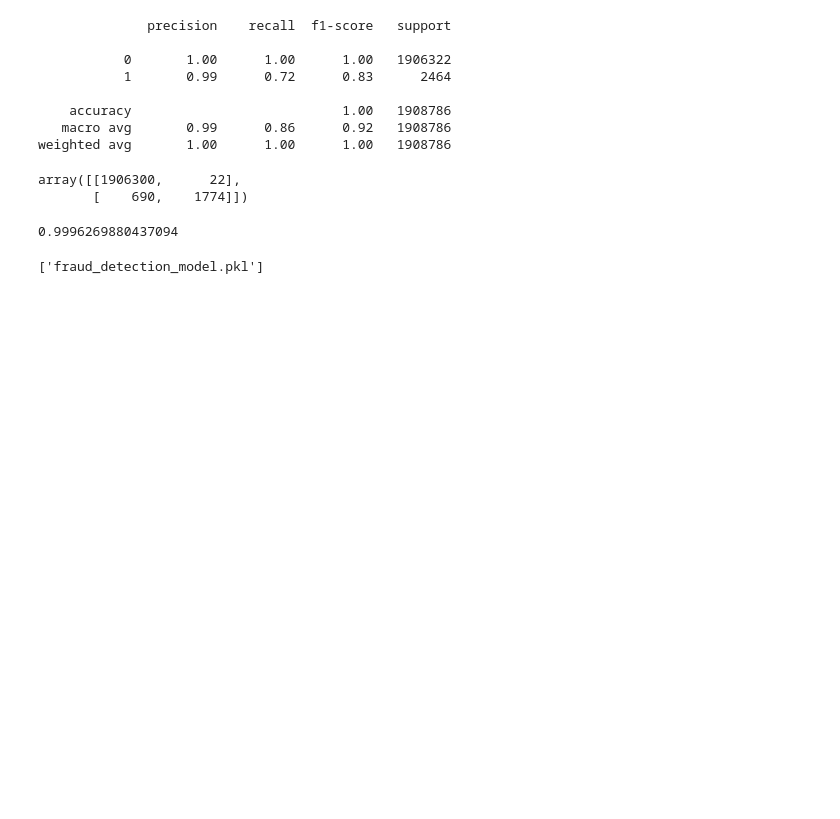
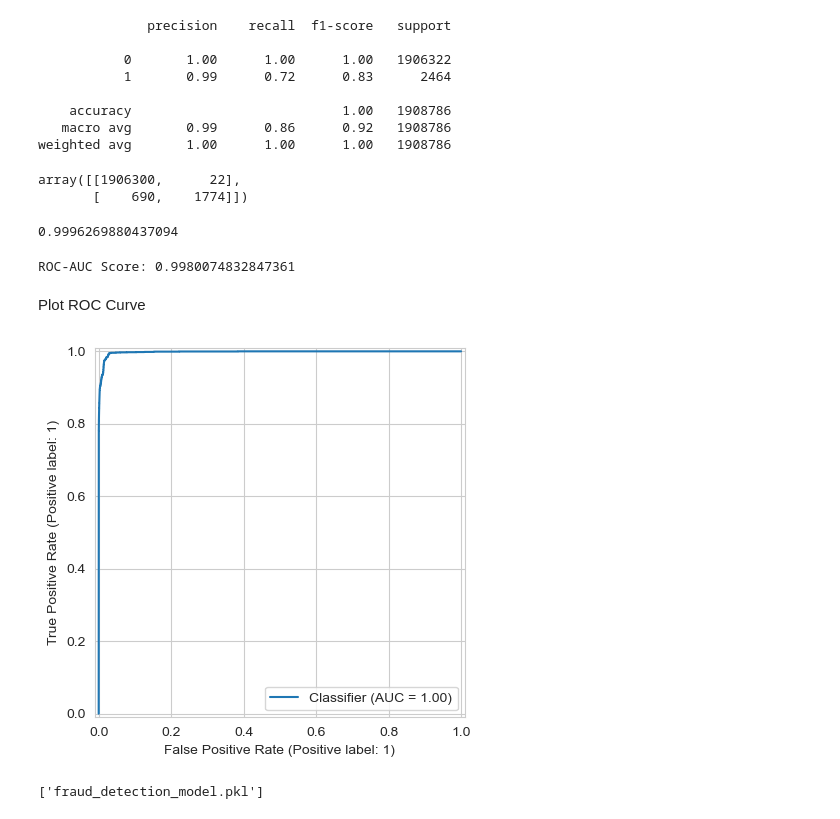
Before and after one commit to Vikashsingh20/financial-fraud-detection, a Jupyter notebook: EDA.ipynb, the cells around one changed output. Cells and saved outputs as stored; diff of their text form; code cells hidden in the pictures; blank space fills up the shorter version.

```diff
--- a/EDA.ipynb
+++ b/EDA.ipynb
@@ -318,6 +320,19 @@ array([[1906300,      22],
 pipeline.score(X_test,Y_test)
 # %% [output]
 0.9996269880437094
+# %%
+y_proba = pipeline.predict_proba(X_test)[:, 1]
+roc_auc = roc_auc_score(Y_test, y_proba)
+print("ROC-AUC Score:", roc_auc)
+# %% [output]
+ROC-AUC Score: 0.9980074832847361
+# %% [markdown]
+Plot ROC Curve
+# %%
+RocCurveDisplay.from_predictions(Y_test, y_proba)
+plt.show()
+# %% [output]
+[figure, added]
 # %%
 import joblib
 joblib.dump(pipeline,"fraud_detection_model.pkl")
```
Also changed, not shown: parts of 1 cell of this notebook, 1 other file.
